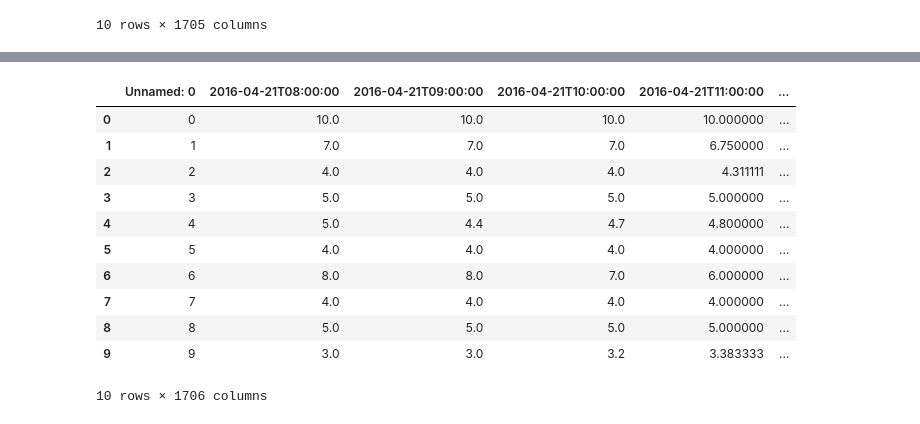
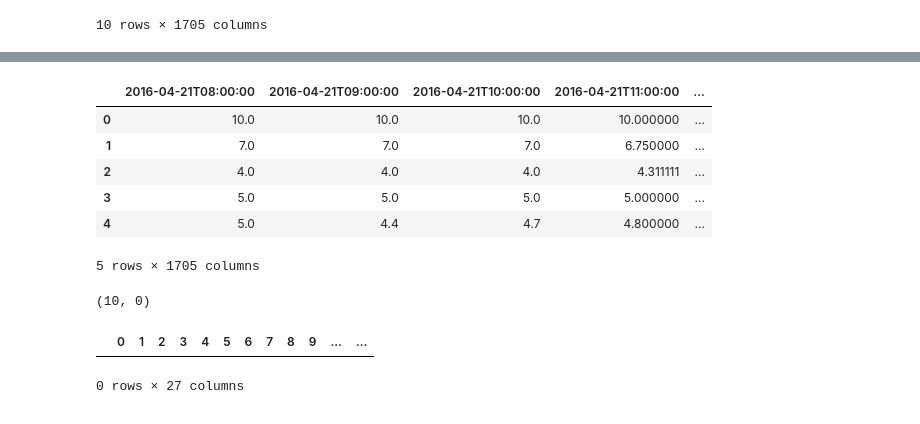
Before and after one commit to Velobike2016fkn/urbica, a Jupyter notebook: FeatureProcessing.ipynb, the cells around one changed output, grey strips where cells are left out. Saved outputs shown, nothing was run; the diff lists cells and outputs as text; code cells hidden in the pictures.

```diff
--- a/FeatureProcessing.ipynb
+++ b/FeatureProcessing.ipynb
@@ -82,16 +90,22 @@ best_data_ever.to_csv("Best_Maen_Data")
 # %%
 dat = pd.read_csv("./Best_Maen_Data")
-dat.head(10)
+dat = dat.ix[:,1:dat.shape[1]]
+dat.head(5)
 # %% [output]
-|  | Unnamed: 0 | 2016-04-21T08:00:00 | 2016-04-21T09:00:00 | 2016-04-21T10:00:00 | 2016-04-21T11:00:00 | ... |
-| 0 | 0 | 10.0 | 10.0 | 10.0 | 10.000000 | ... |
-| 1 | 1 | 7.0 | 7.0 | 7.0 | 6.750000 | ... |
-| 2 | 2 | 4.0 | 4.0 | 4.0 | 4.311111 | ... |
-| 3 | 3 | 5.0 | 5.0 | 5.0 | 5.000000 | ... |
-| 4 | 4 | 5.0 | 4.4 | 4.7 | 4.800000 | ... |
-| 5 | 5 | 4.0 | 4.0 | 4.0 | 4.000000 | ... |
-| 6 | 6 | 8.0 | 8.0 | 7.0 | 6.000000 | ... |
-| 7 | 7 | 4.0 | 4.0 | 4.0 | 4.000000 | ... |
-| 8 | 8 | 5.0 | 5.0 | 5.0 | 5.000000 | ... |
-| 9 | 9 | 3.0 | 3.0 | 3.2 | 3.383333 | ... |
+|  | 2016-04-21T08:00:00 | 2016-04-21T09:00:00 | 2016-04-21T10:00:00 | 2016-04-21T11:00:00 | ... |
+| 0 | 10.0 | 10.0 | 10.0 | 10.000000 | ... |
+| 1 | 7.0 | 7.0 | 7.0 | 6.750000 | ... |
+| 2 | 4.0 | 4.0 | 4.0 | 4.311111 | ... |
+| 3 | 5.0 | 5.0 | 5.0 | 5.000000 | ... |
+| 4 | 5.0 | 4.4 | 4.7 | 4.800000 | ... |
-10 rows × 1706 columns
+5 rows × 1705 columns
+# %%
+def is_weekend(str_dat): # print 1 in case of weekend
+    s = datetime.strptime(str_dat, '%Y-%m-%dT%H:%M:%S')
+    if s.weekday() == 5 or s.weekday() == 6:
+        return s.hour, 1
+    return s.hour, 0
+
+is_weekend('2016-04-21T10:00:00')
+# %% [output]
+(10, 0)
@@ -97,0 +124,5 @@ dat.head(10)
+# %%
+data
+# %% [output]
+|  | 0 | 1 | 2 | 3 | 4 | 5 | 6 | 7 | 8 | 9 | ... | ... |
+0 rows × 27 columns
```
Also changed, not shown: parts of 18 cells of this notebook.
